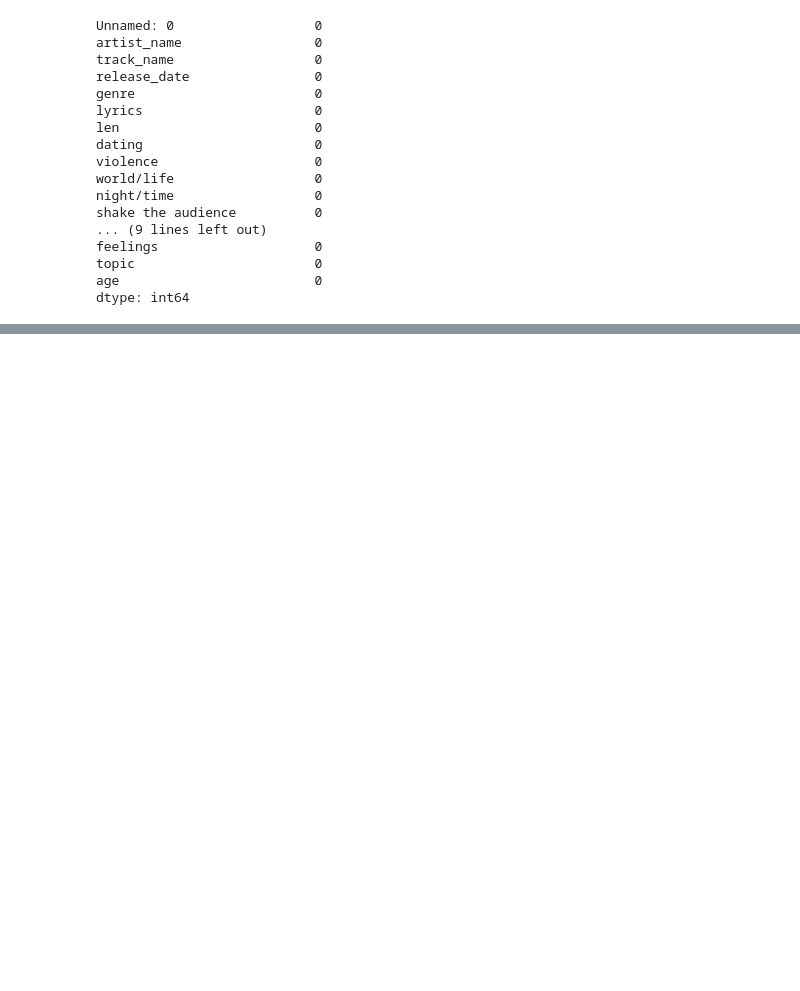
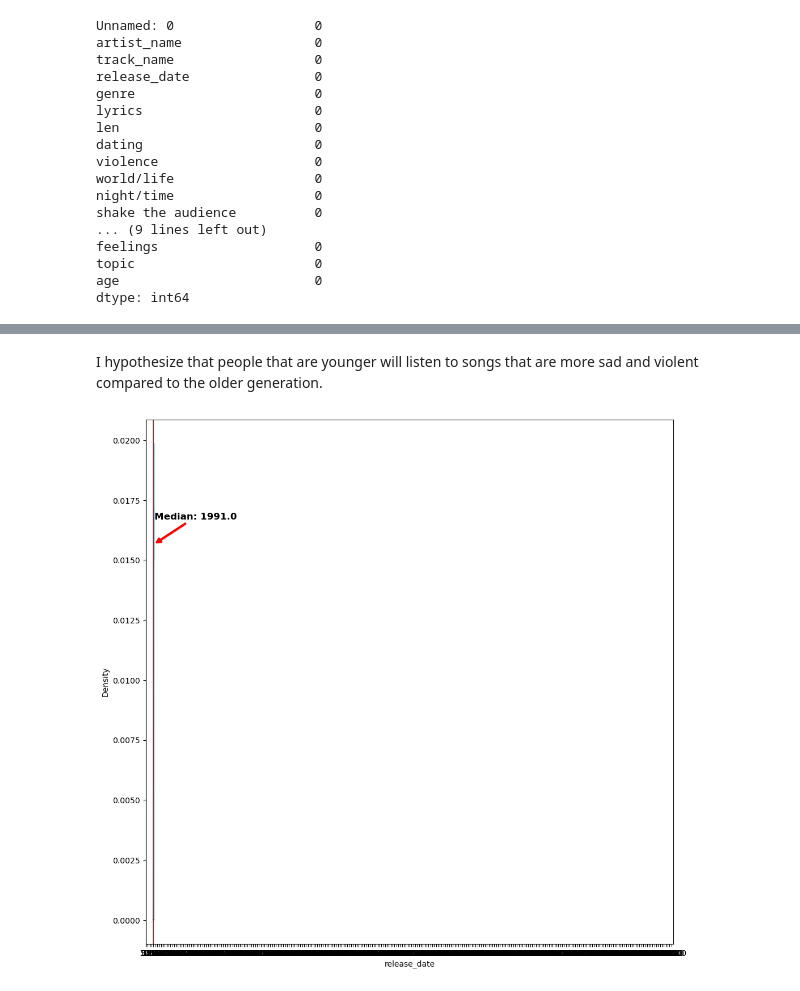
Before and after one commit to adesoyee/Spotify_EOD, a Jupyter notebook: spotifyEDA.ipynb, the cells around one changed output, grey strips where cells are left out. Drawn from its saved outputs; the diff is of its cells as text; code cells hidden in the pictures; blank space fills up the shorter version.

```diff
--- a/spotifyEDA.ipynb
+++ b/spotifyEDA.ipynb
@@ -245,0 +292,22 @@ dtype: int64
+# %% [markdown]
+I hypothesize that people that are younger will listen to songs that are more sad and violent compared to the older generation.
+# %%
+#Lets plot out the distribution of our metrics and take a look
+df_release_date_median = round(df['release_date'].median(),2)
+fig = plt.figure(figsize=(12,12))
+df['release_date'].plot(kind = 'density')
+plt.axvline(df_release_date_median, c = 'r')
+plt.annotate('Median: '+str(df_release_date_median),
+             xy = (df_release_date_median, plt.ylim()[1]*0.75),
+             xytext = (df_release_date_median+ plt.xlim()[1]*0.1, plt.ylim()[1] * 0.8),
+             textcoords = 'data',
+             xycoords = 'data',
+             arrowprops = dict(arrowstyle = '->', lw = 3, color = 'r'),
+             fontweight = 'bold', fontsize = 'large')
+
+
+plt.xlim(0,140000)
+plt.xticks(np.arange(0,140000,500));
+plt.xlabel('release_date');
+# %% [output]
+[figure, added]
```
Also changed, not shown: parts of 9 cells of this notebook, 3 other files.
